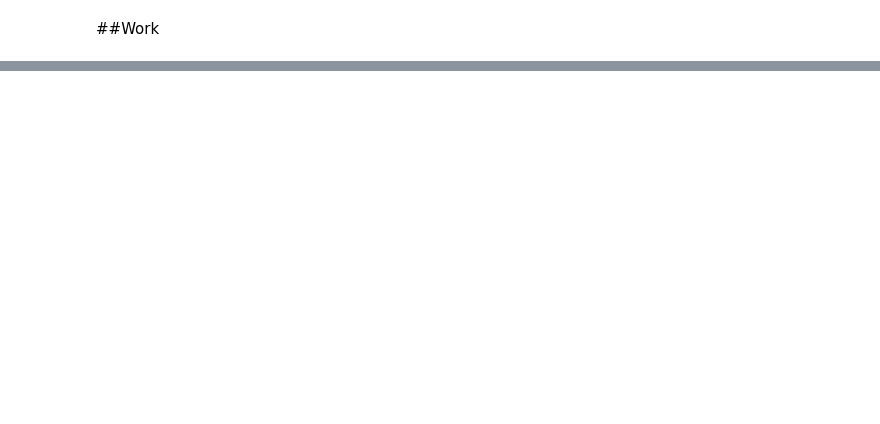
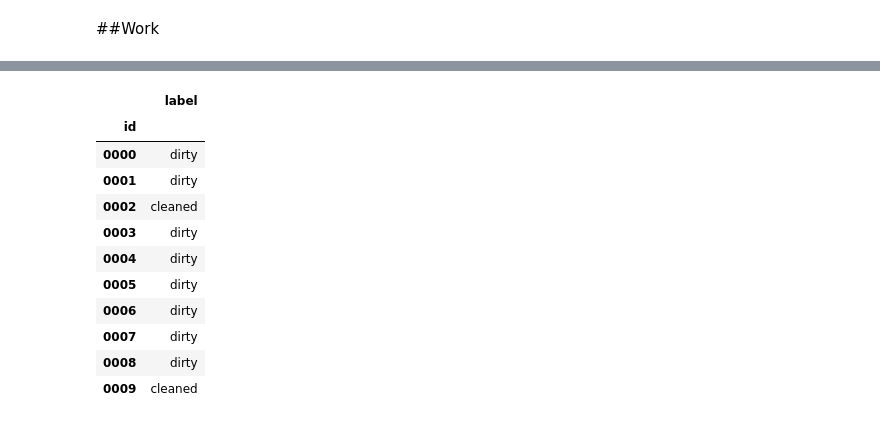
Before and after one commit to ZerlGray/SDA, a Jupyter notebook: SDA.ipynb, the cells around one changed output, grey strips where cells are left out. Cells and saved outputs as stored; diff of their text form; code cells hidden in the pictures; blank space fills up the shorter version.

```diff
--- a/SDA.ipynb
+++ b/SDA.ipynb
@@ -198,0 +242,6 @@ result_metrics = k_fold()
+# %%
+ensemble.fit(
+    train_loader = train_end_dataloader,
+    epochs=20,                          # number of training epochs
+    save_model = False
+)
@@ -198,0 +268,18 @@ result_metrics = k_fold()
+# %%
+test_predictions = []
+test_img_paths = []
+for inputs, labels, paths in tqdm(test_dataloader):
+    inputs = inputs.to(device)
+    labels = labels.to(device)
+    with torch.set_grad_enabled(False):
+        preds = ensemble.predict(inputs)
+    test_predictions.append(
+        torch.nn.functional.softmax(preds, dim=1)[:,1].data.cpu().numpy())
+    test_img_paths.extend(paths)
+
+test_predictions = np.concatenate(test_predictions)
+# %%
+inputs, labels, paths = next(iter(test_dataloader))
+
+for img, pred in zip(inputs, test_predictions):
+    show_input(img, title=pred)
@@ -198,0 +300,21 @@ result_metrics = k_fold()
+# %%
+submission_df = pd.DataFrame.from_dict({'id': test_img_paths, 'label': test_predictions})
+# %%
+submission_df['label'] = submission_df['label'].map(lambda pred: 'dirty' if pred > 0.5 else 'cleaned')
+submission_df['id'] = submission_df['id'].str.replace('/content/drive/My Drive/Datasets/outtraining/test/unclassed/', '')
+submission_df['id'] = submission_df['id'].str.replace('.jpg', '')
+submission_df.set_index('id', inplace=True)
+submission_df.head(n=10)
+# %% [output]
+|  | label |
+| id |  |
+| 0000 | dirty |
+| 0001 | dirty |
+| 0002 | cleaned |
+| 0003 | dirty |
+| 0004 | dirty |
+| 0005 | dirty |
+| 0006 | dirty |
+| 0007 | dirty |
+| 0008 | dirty |
+| 0009 | cleaned |
```
Also changed, not shown: parts of 28 cells of this notebook.
